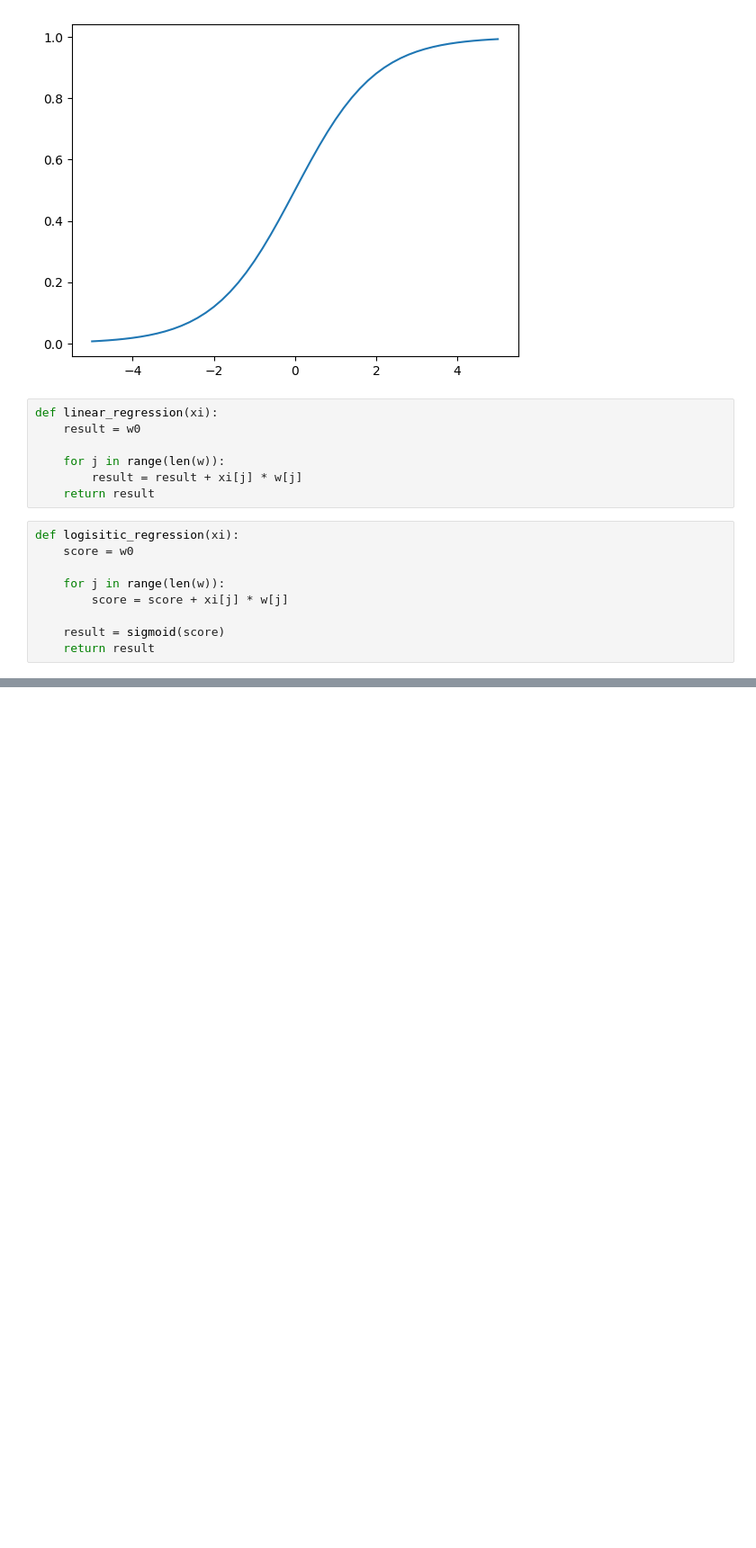
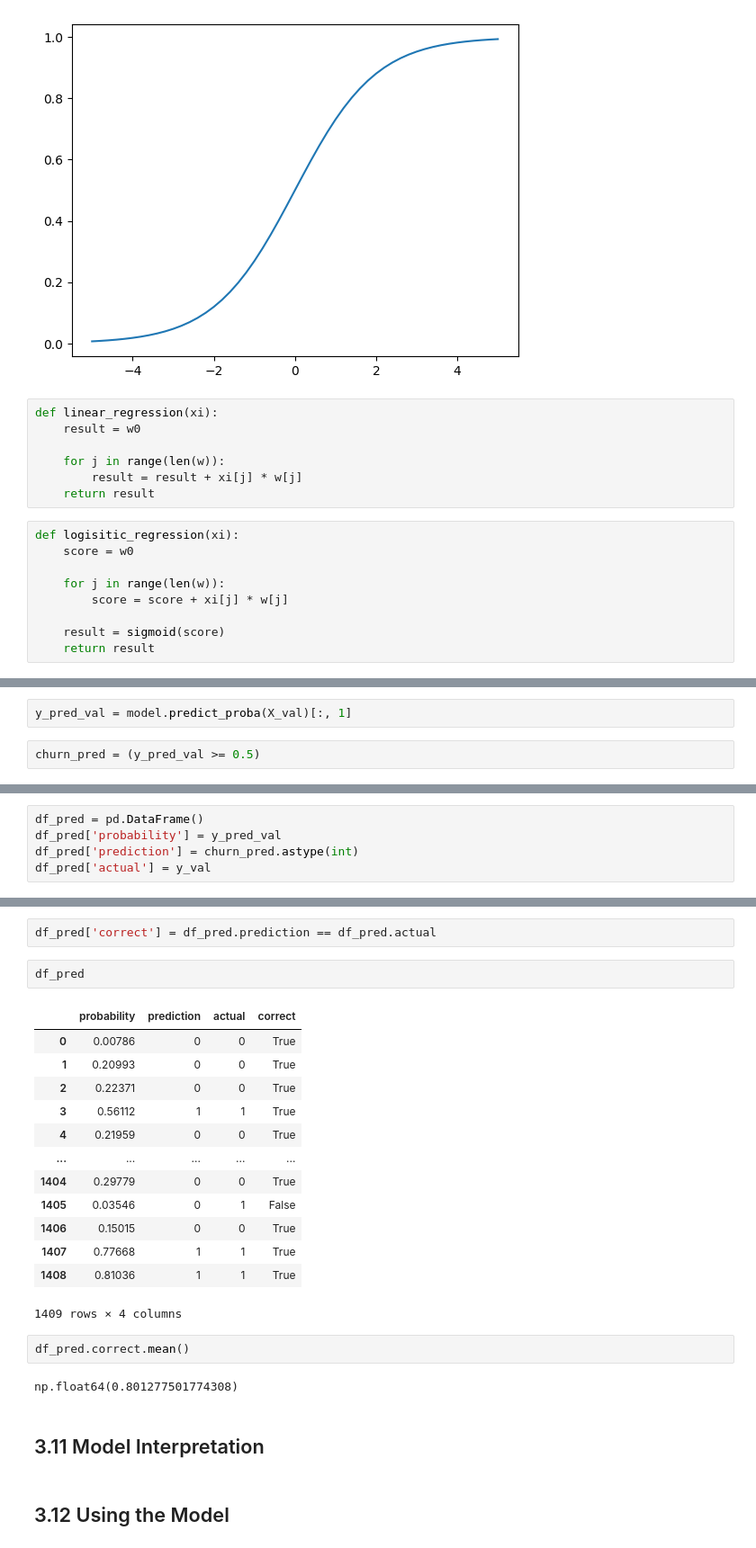
Before and after one commit to ShaniceWilliams/ml-zoomcamp, a Jupyter notebook: 03_Classification/3_Churn_prediction.ipynb, the cells around one changed output, grey strips where cells are left out. Shown: that part at 90% size. Drawn from its saved outputs; the diff is of its cells as text; blank space fills up the shorter version.

Commit message:
Trained logisitic regression model using scikit learn implementation and created hwk 3 file

```diff
--- a/03_Classification/3_Churn_prediction.ipynb
+++ b/03_Classification/3_Churn_prediction.ipynb
@@ -869,0 +929,4 @@ def logisitic_regression(xi):
+# %%
+y_pred_val = model.predict_proba(X_val)[:, 1]
+# %%
+churn_pred = (y_pred_val >= 0.5)
@@ -869,0 +962,5 @@ def logisitic_regression(xi):
+# %%
+df_pred = pd.DataFrame()
+df_pred['probability'] = y_pred_val
+df_pred['prediction'] = churn_pred.astype(int)
+df_pred['actual'] = y_val
@@ -869,0 +983,26 @@ def logisitic_regression(xi):
+# %%
+df_pred['correct'] = df_pred.prediction == df_pred.actual
+# %%
+df_pred
+# %% [output]
+|  | probability | prediction | actual | correct |
+| 0 | 0.00786 | 0 | 0 | True |
+| 1 | 0.20993 | 0 | 0 | True |
+| 2 | 0.22371 | 0 | 0 | True |
+| 3 | 0.56112 | 1 | 1 | True |
+| 4 | 0.21959 | 0 | 0 | True |
+| ... | ... | ... | ... | ... |
+| 1404 | 0.29779 | 0 | 0 | True |
+| 1405 | 0.03546 | 0 | 1 | False |
+| 1406 | 0.15015 | 0 | 0 | True |
+| 1407 | 0.77668 | 1 | 1 | True |
+| 1408 | 0.81036 | 1 | 1 | True |
+1409 rows × 4 columns
+# %%
+df_pred.correct.mean()
+# %% [output]
+np.float64(0.801277501774308)
+# %% [markdown]
+## 3.11 Model Interpretation
+# %% [markdown]
+## 3.12 Using the Model
```
Also changed, not shown: parts of 14 cells of this notebook, 1 other file.
